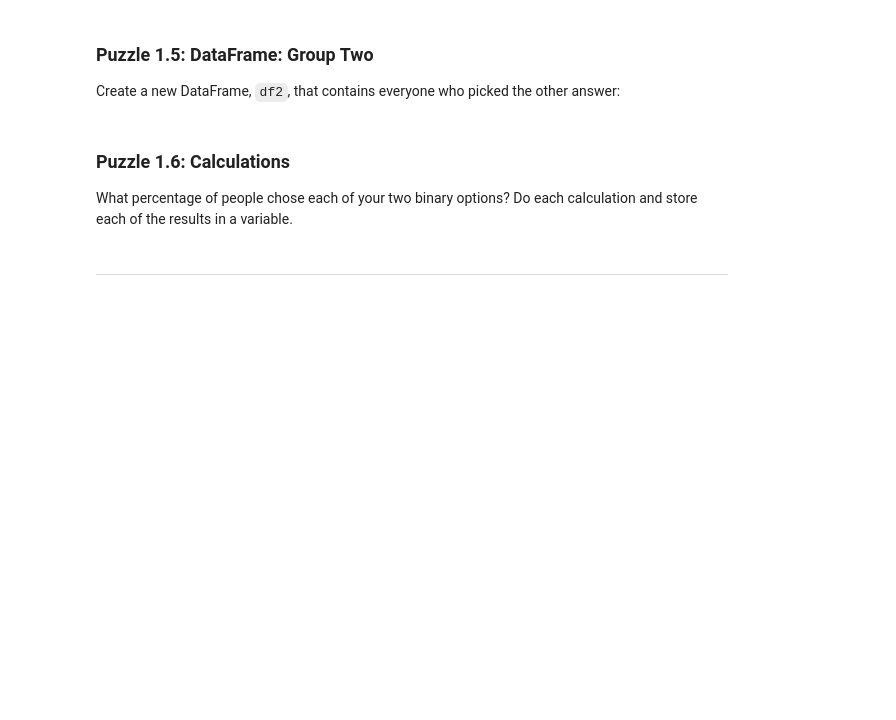
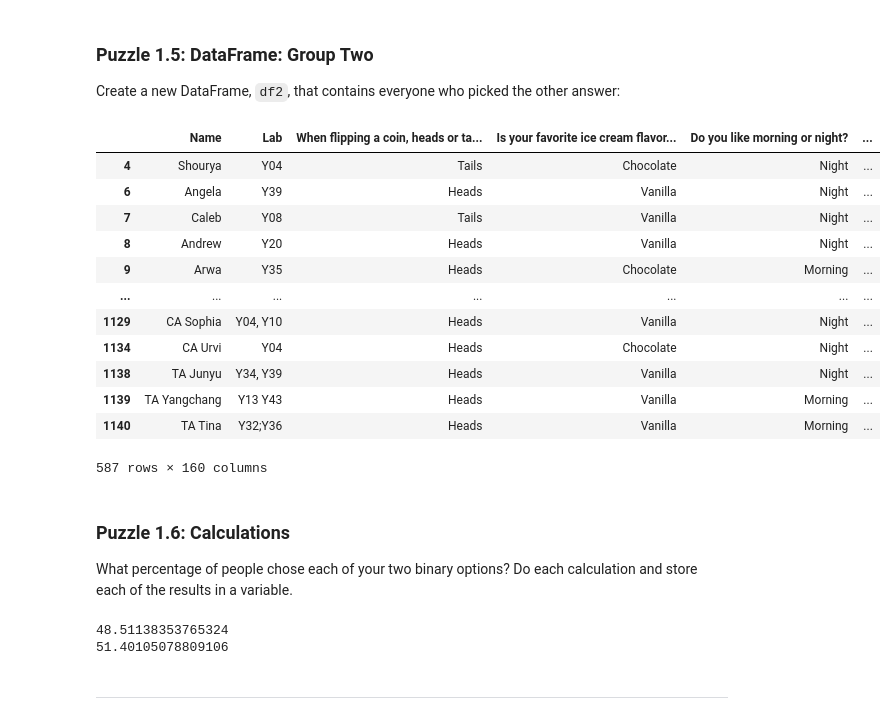
Before and after one commit to JoshuaMorales1245/Personal-Projects, a Jupyter notebook: lab_exp-design/lab_exp-design.ipynb, the cells around one changed output. Saved outputs shown, nothing was run; the diff lists cells and outputs as text; code cells hidden in the pictures; blank space fills up the shorter version.

```diff
--- a/lab_exp-design/lab_exp-design.ipynb
+++ b/lab_exp-design/lab_exp-design.ipynb
@@ -120,3 +185,20 @@ Create a new DataFrame, `df2`, that contains everyone who picked the other answe
+# %%
+df2 = df[df[analysis_column] == "No"]
+df2
+# %% [output]
+|  | Name | Lab | When flipping a coin, heads or ta... | Is your favorite ice cream flavor... | Do you like morning or night? | ... |
+| 4 | Shourya | Y04 | Tails | Chocolate | Night | ... |
+| 6 | Angela | Y39 | Heads | Vanilla | Night | ... |
+| 7 | Caleb | Y08 | Tails | Vanilla | Night | ... |
+| 8 | Andrew | Y20 | Heads | Vanilla | Night | ... |
+| 9 | Arwa | Y35 | Heads | Chocolate | Morning | ... |
+| ... | ... | ... | ... | ... | ... | ... |
+| 1129 | CA Sophia | Y04, Y10 | Heads | Vanilla | Night | ... |
+| 1134 | CA Urvi | Y04 | Heads | Chocolate | Night | ... |
+| 1138 | TA Junyu | Y34, Y39 | Heads | Vanilla | Night | ... |
+| 1139 | TA Yangchang | Y13 Y43 | Heads | Vanilla | Morning | ... |
+| 1140 | TA Tina | Y32;Y36 | Heads | Vanilla | Morning | ... |
+587 rows × 160 columns
 # %% [markdown]
 ### Puzzle 1.6: Calculations
 
@@ -126,3 +206,12 @@ What percentage of people chose each of your two binary options? Do each calcula
+# %%
+#People that chose yes
+y = (554/1142) * 100
+n = (587/1142) * 100
+print(y)
+print(n)
+# %% [output]
+48.51138353765324
+51.40105078809106
 # %% [markdown]
 <hr style="color: #DD3403;">
 # %% [markdown]
```
Also changed, not shown: parts of 47 cells of this notebook.
